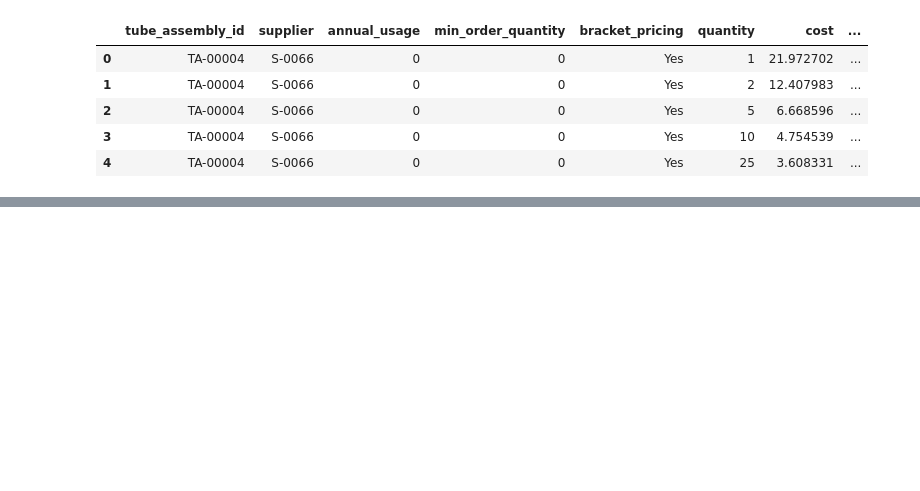
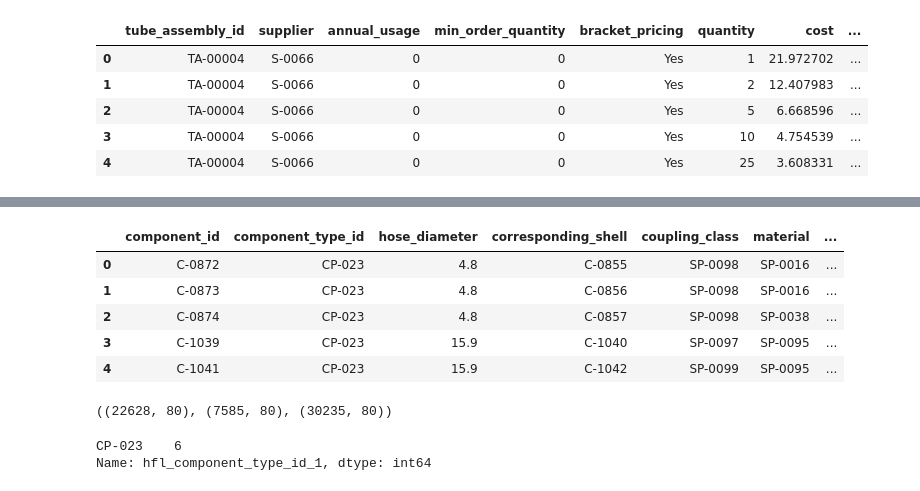
Before and after one commit to LambdaSchool/DS-Unit-2-Regression-2, a Jupyter notebook: Paul_K_Regression_2.ipynb, the cells around one changed output, grey strips where cells are left out. Cells and saved outputs as stored; diff of their text form; code cells hidden in the pictures; blank space fills up the shorter version.

```diff
--- a/Paul_K_Regression_2.ipynb
+++ b/Paul_K_Regression_2.ipynb
@@ -307,0 +305,9 @@ comp_hfl['hfl_material'] = comp_hfl['component_id']
+# %%
+data['comp_hfl'].head()
+# %% [output]
+|  | component_id | component_type_id | hose_diameter | corresponding_shell | coupling_class | material | ... |
+| 0 | C-0872 | CP-023 | 4.8 | C-0855 | SP-0098 | SP-0016 | ... |
+| 1 | C-0873 | CP-023 | 4.8 | C-0856 | SP-0098 | SP-0016 | ... |
+| 2 | C-0874 | CP-023 | 4.8 | C-0857 | SP-0098 | SP-0038 | ... |
+| 3 | C-1039 | CP-023 | 15.9 | C-1040 | SP-0097 | SP-0095 | ... |
+| 4 | C-1041 | CP-023 | 15.9 | C-1042 | SP-0099 | SP-0095 | ... |
@@ -307,0 +328,14 @@ comp_hfl['hfl_material'] = comp_hfl['component_id']
+# %%
+cols = ['component_type_id', 'material', 'plating', 'weight']
+hfl = data['comp_hfl']
+train = merge_components(hfl, train, 'hfl', cols)
+val = merge_components(hfl, val, 'hfl', cols)
+test = merge_components(hfl, test, 'hfl', cols)
+train.shape, val.shape, test.shape
+# %% [output]
+((22628, 80), (7585, 80), (30235, 80))
+# %%
+train['hfl_component_type_id_1'].value_counts()
+# %% [output]
+CP-023    6
+Name: hfl_component_type_id_1, dtype: int64
```
Also changed, not shown: parts of 34 cells of this notebook.
